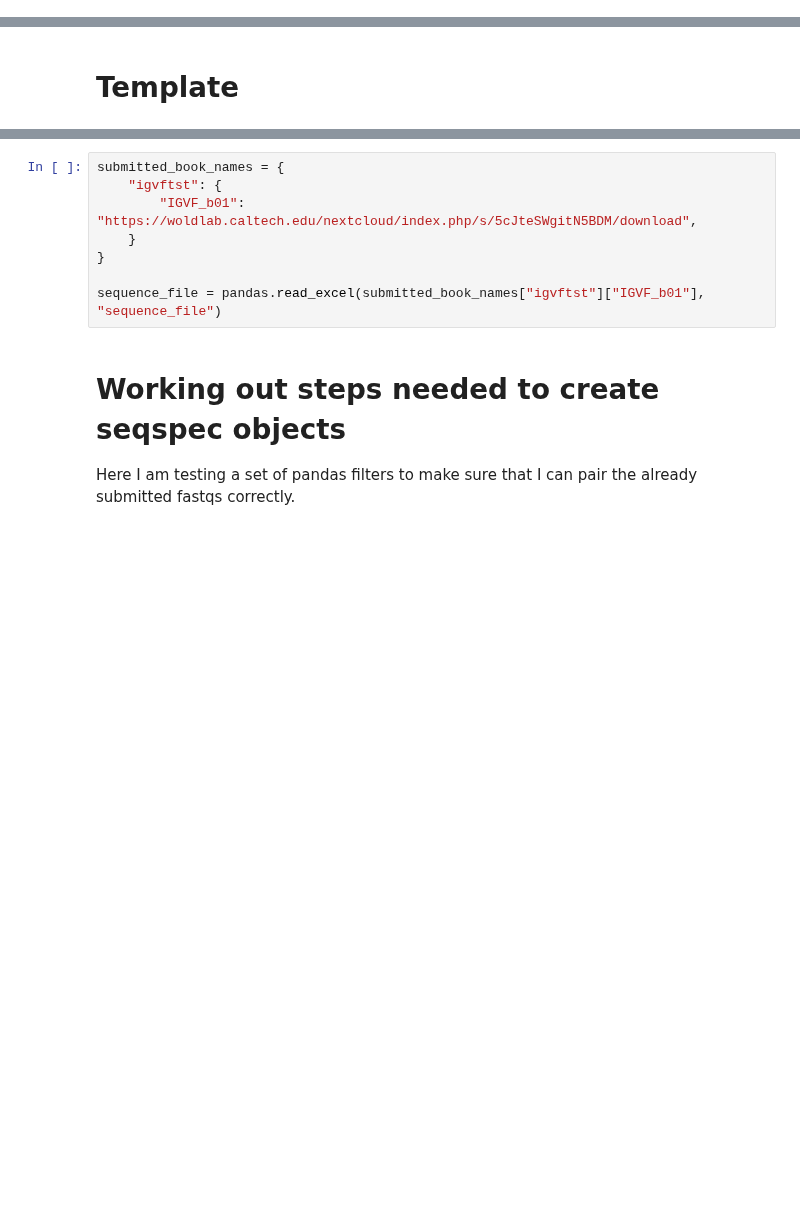
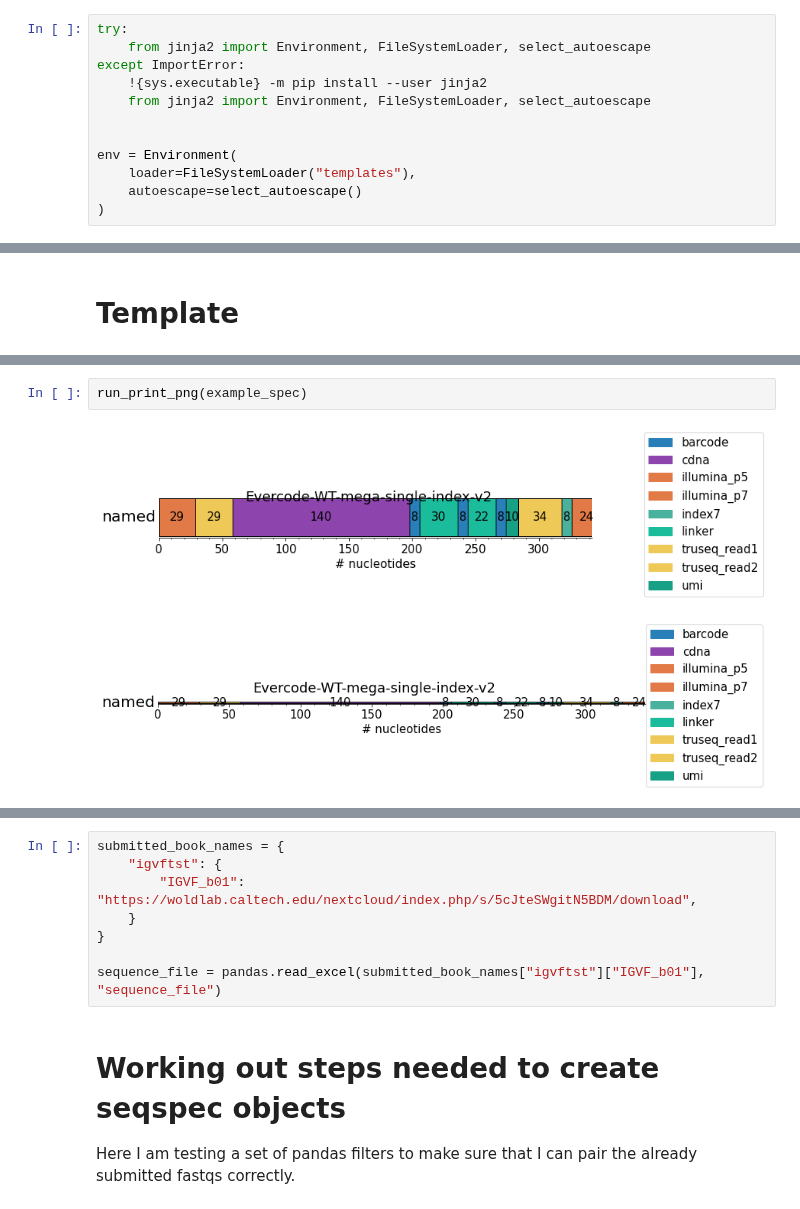
Before and after one commit to detrout/igvf-seq-spec-demo, a Jupyter notebook: parse-rna-seq-seq-spec-demo.ipynb, the cells around one changed output, grey strips where cells are left out. Cells and saved outputs as stored; diff of their text form; blank space fills up the shorter version.

```diff
--- a/parse-rna-seq-seq-spec-demo.ipynb
+++ b/parse-rna-seq-seq-spec-demo.ipynb
@@ -30,4 +36,16 @@ import boto3
 from botocore.exceptions import ClientError
+# %%
+try:
+    from jinja2 import Environment, FileSystemLoader, select_autoescape
+except ImportError:
+    !{sys.executable} -m pip install --user jinja2
+    from jinja2 import Environment, FileSystemLoader, select_autoescape
+
+
+env = Environment(
+    loader=FileSystemLoader("templates"),
+    autoescape=select_autoescape()
+)
 # %% [markdown]
 I want to be able to use the seqspec validator while I was writing my seqspec file.
 
@@ -244,0 +282,5 @@ assay_spec:
+# %%
+run_print_png(example_spec)
+# %% [output]
+[figure, added]
+[figure, added]
```
Also changed, not shown: parts of 49 cells of this notebook, 2 other files.
